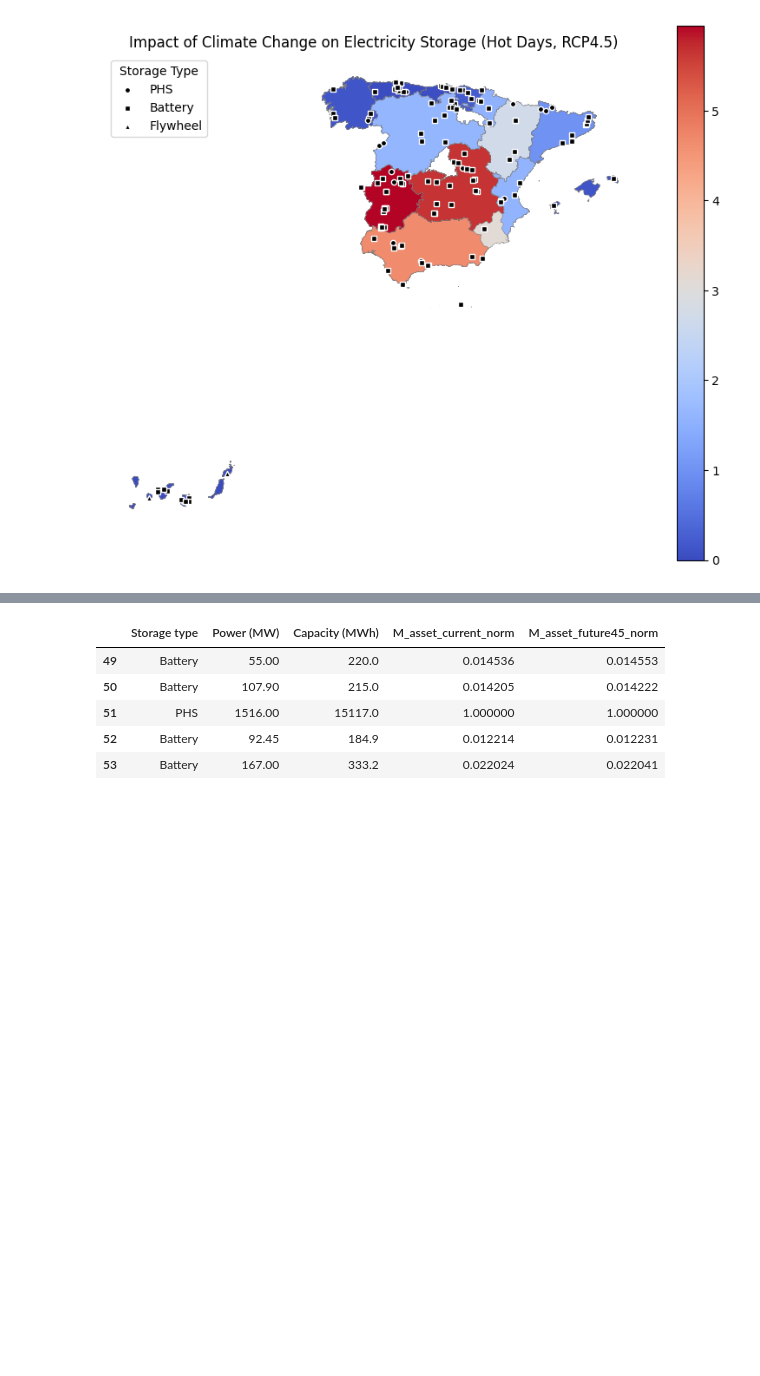
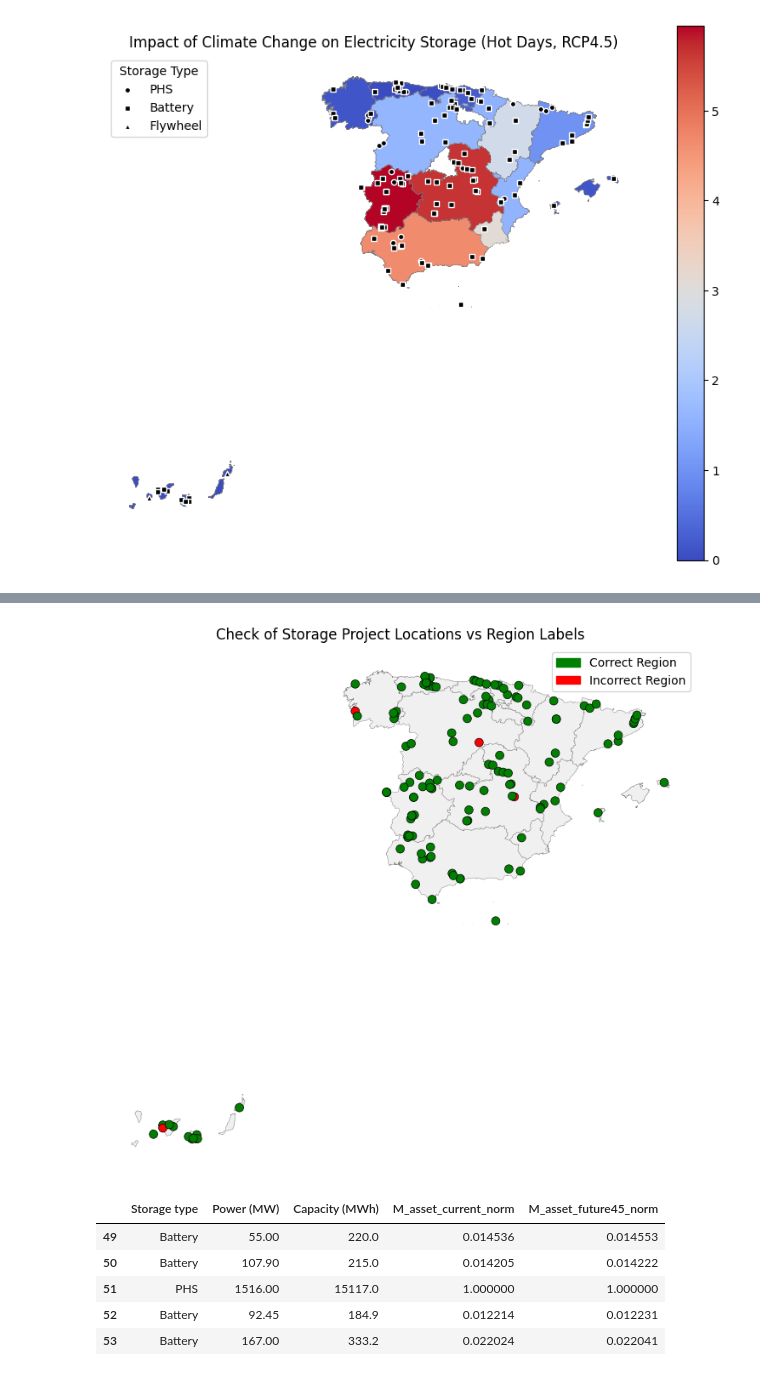
Before and after one commit to MariusMC8/Thesis-coding, a Jupyter notebook: Risk_ranking_maps.ipynb, the cells around one changed output, grey strips where cells are left out. Saved outputs shown, nothing was run; the diff lists cells and outputs as text; code cells hidden in the pictures; blank space fills up the shorter version.

```diff
--- a/Risk_ranking_maps.ipynb
+++ b/Risk_ranking_maps.ipynb
@@ -1095,0 +1104,82 @@ data.loc[data['Region']=="CastillayLeón",
+# %%
+import pandas as pd
+import geopandas as gpd
+import matplotlib.pyplot as plt
+import matplotlib.colors as mcolors
+
+# ------------------------------------------------------------
+# 1. Load your existing data (assuming already in 'data' DataFrame)
+#    and load the regions GeoDataFrame (called 'regions')
+# ------------------------------------------------------------
+
+# Ensure correct CRS
+regions = regions.to_crs("EPSG:4326")
+
+# Create GeoDataFrame from storage project coordinates
+points = gpd.GeoDataFrame(
+    data,
+    geometry=gpd.points_from_xy(data["lon"], data["lat"]),
+    crs="EPSG:4326"
+)
+
+# ------------------------------------------------------------
+# 2. SPATIAL JOIN — Find region where each project actually falls
+# ------------------------------------------------------------
+
+joined = gpd.sjoin(points, regions[["NAME_1", "geometry"]], how="left", predicate="within")
+
+# joined["NAME_1"] = region found by GIS
+# joined["Region"]  = region provided in your CSV
+
+joined["Region_match"] = joined["Region"] == joined["NAME_1"]
+
+# ------------------------------------------------------------
+# 3. List mismatches (projects not falling in their claimed region)
+# ------------------------------------------------------------
+mismatches = joined[joined["Region_match"] == False]
+
+print("=== Mislabeled or Suspicious Projects ===")
+if len(mismatches) == 0:
+    print("All projects appear to be located in the correct region!")
+else:
+    display(
+        mismatches[
+            ["StorageID", "Storage type", "lon", "lat", "Region", "NAME_1"]
+        ].rename(columns={
+            "Region": "Claimed Region",
+            "NAME_1": "GIS Region (Actual)"
+        })
+    )
+
+# ------------------------------------------------------------
+# 4. Map showing correct vs incorrect classification
+# ------------------------------------------------------------
+
+fig, ax = plt.subplots(figsize=(10, 8))
+
+# Plot regions in light grey
+regions.plot(ax=ax, color="#f0f0f0", edgecolor="grey", linewidth=0.3)
+
+# Colour points: green = correct, red = wrong
+joined["color"] = joined["Region_match"].map({True: "green", False: "red"})
+
+# Plot points
+joined.plot(
+    ax=ax,
+    color=joined["color"],
+    markersize=50,
+    edgecolor="black",
+    linewidth=0.5
+)
+
+# Titles & legend
+import matplotlib.patches as mpatches
+plt.legend(handles=[
+    mpatches.Patch(color="green", label="Correct Region"),
+    mpatches.Patch(color="red", label="Incorrect Region")
+])
+
+plt.title("Check of Storage Project Locations vs Region Labels")
+plt.axis("off")
+plt.show()
+# %% [output]
@@ -1096,3 +1192,4 @@ data.loc[data['Region']=="CastillayLeón",
+[figure, added]
 # %%
 data.loc[data['Region']=="ComunidadValenciana",
          ['Storage type','Power (MW)', 'Capacity (MWh)',
```
Also changed, not shown: parts of 12 cells of this notebook.
